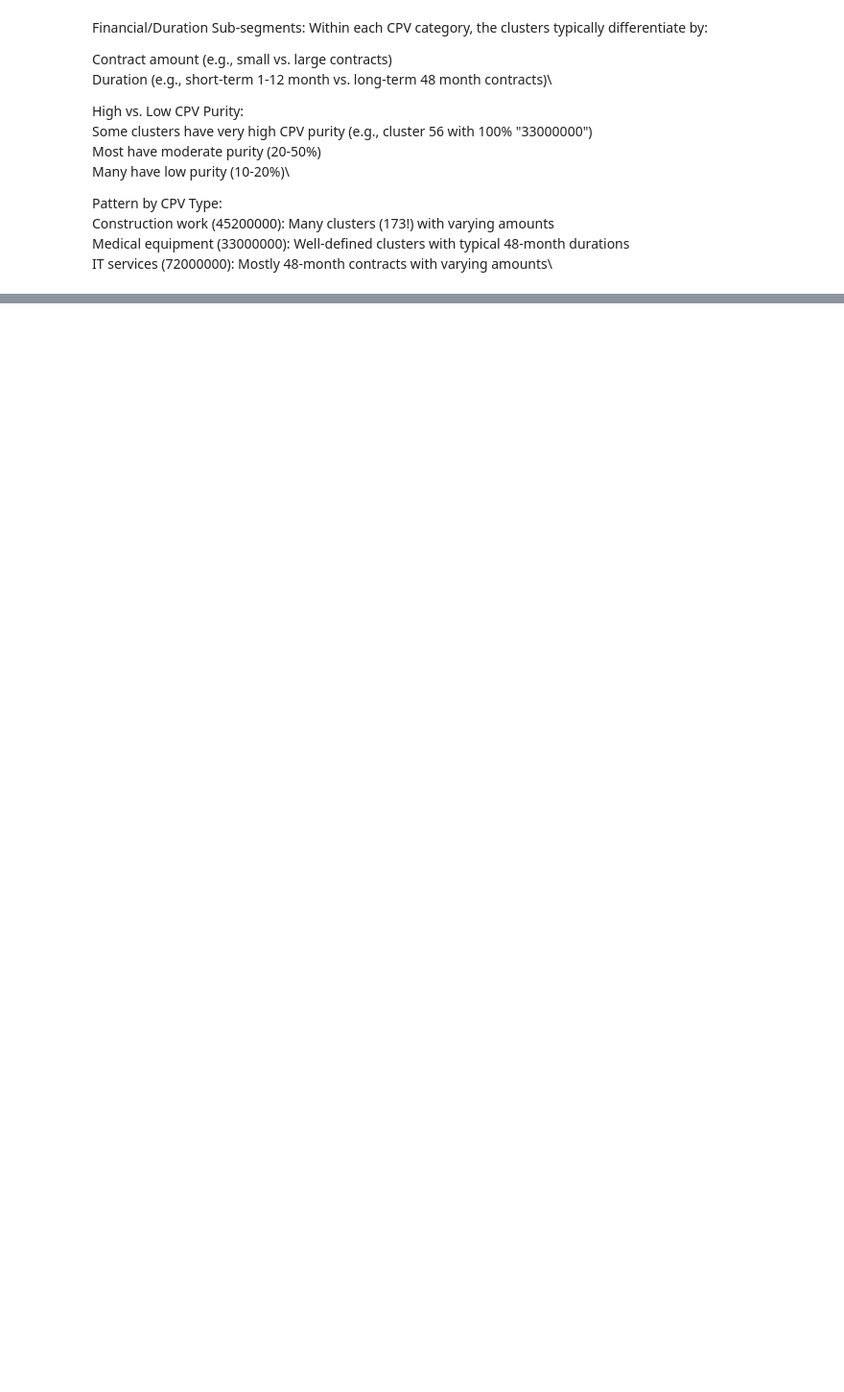
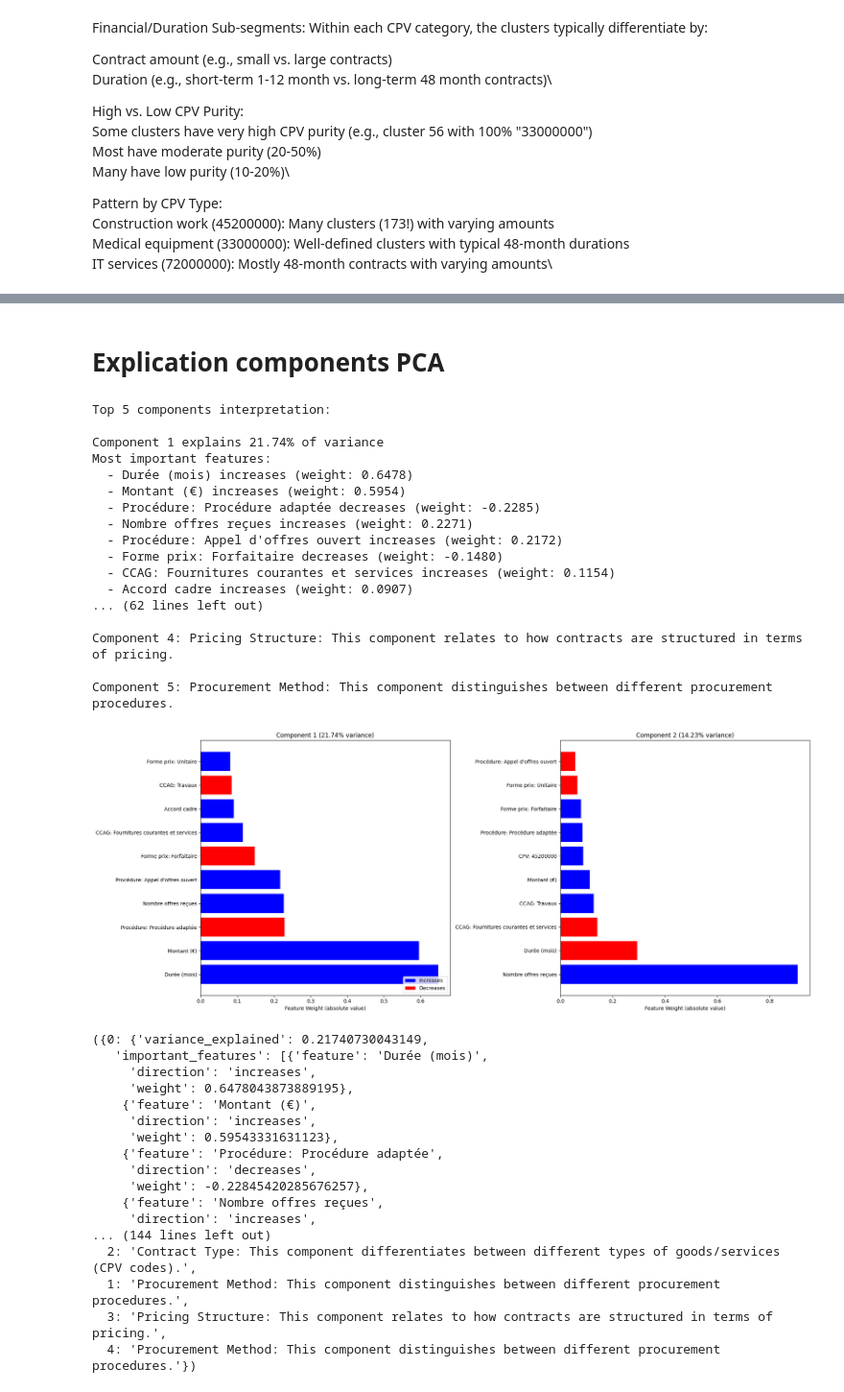
Before and after one commit to RonanB400/decp_ml, a Jupyter notebook: notebooks/LD_marche_sim_HDBSCAN_CPV2_3.ipynb, the cells around one changed output, grey strips where cells are left out. Shown at 96% size. Drawn from its saved outputs; the diff is of its cells as text; code cells hidden in the pictures; blank space fills up the shorter version.

```diff
--- a/notebooks/LD_marche_sim_HDBSCAN_CPV2_3.ipynb
+++ b/notebooks/LD_marche_sim_HDBSCAN_CPV2_3.ipynb
@@ -877,0 +882,2 @@ Median duration in similar cluster: 25.0 months
+# %% [markdown]
+# Explication components PCA
@@ -877,0 +1156,38 @@ Median duration in similar cluster: 25.0 months
+# %%
+interpret_pca_components(pca, X_train_preproc, num_components=5, top_n=10)
+# %% [output]
+Top 5 components interpretation:
+
+Component 1 explains 21.74% of variance
+Most important features:
+  - Durée (mois) increases (weight: 0.6478)
+  - Montant (€) increases (weight: 0.5954)
+  - Procédure: Procédure adaptée decreases (weight: -0.2285)
+  - Nombre offres reçues increases (weight: 0.2271)
+  - Procédure: Appel d'offres ouvert increases (weight: 0.2172)
+  - Forme prix: Forfaitaire decreases (weight: -0.1480)
+  - CCAG: Fournitures courantes et services increases (weight: 0.1154)
+  - Accord cadre increases (weight: 0.0907)
+... (62 lines left out)
+
+Component 4: Pricing Structure: This component relates to how contracts are structured in terms of pricing.
+
+Component 5: Procurement Method: This component distinguishes between different procurement procedures.
+[figure, added]
+({0: {'variance_explained': 0.21740730043149,
+   'important_features': [{'feature': 'Durée (mois)',
+     'direction': 'increases',
+     'weight': 0.6478043873889195},
+    {'feature': 'Montant (€)',
+     'direction': 'increases',
+     'weight': 0.59543331631123},
+    {'feature': 'Procédure: Procédure adaptée',
+     'direction': 'decreases',
+     'weight': -0.22845420285676257},
+    {'feature': 'Nombre offres reçues',
+     'direction': 'increases',
+... (144 lines left out)
+  2: 'Contract Type: This component differentiates between different types of goods/services (CPV codes).',
+  1: 'Procurement Method: This component distinguishes between different procurement procedures.',
+  3: 'Pricing Structure: This component relates to how contracts are structured in terms of pricing.',
+  4: 'Procurement Method: This component distinguishes between different procurement procedures.'})
```
Also changed, not shown: parts of 15 cells of this notebook.
